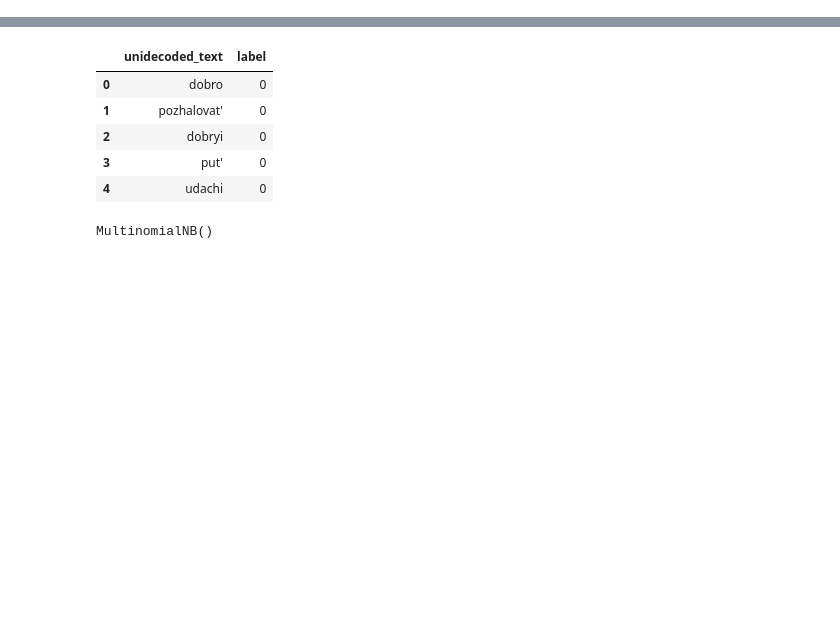
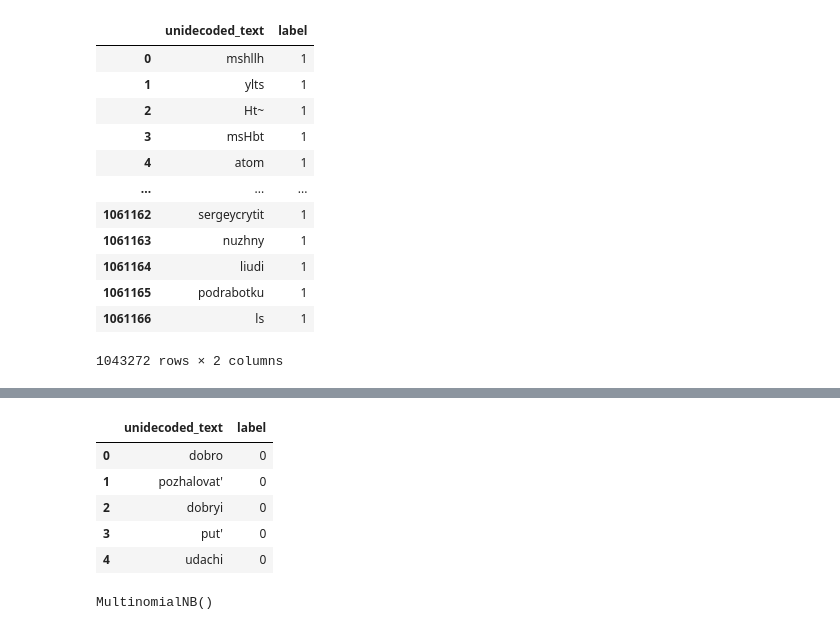
Before and after one commit to rejoller/spam_detector, a Jupyter notebook: spamchecktry2.ipynb, the cells around one changed output, grey strips where cells are left out. Cells and saved outputs as stored; diff of their text form; code cells hidden in the pictures; blank space fills up the shorter version.

```diff
--- a/spamchecktry2.ipynb
+++ b/spamchecktry2.ipynb
@@ -26,13 +41,14 @@ no_spam_df.drop(no_spam_df.index[0], inplace=True)
 # %%
 def preprocess_text(text):
-    text = text.lower()
-    text = re.sub(f'[{re.escape(string.punctuation)}]', '', text)
-    text = re.sub(r'\d+', '', text)
-    words = text.split()
-    tokens = [word for word in words if word not in stop_words]
+    # Check if the input is a string, otherwise return an empty list or handle the non-string case
+    if not isinstance(text, str):
+        return []
 
+    text = re.sub(r'\d+', '', text)  # Remove digits
+    text = re.sub(f'[{re.escape(string.punctuation)}]', '', text)  # Remove punctuation
+
+    text = text.lower()  # Convert to lowercase
+    words = text.split()  # Split into words
+    tokens = [word for word in words if word not in unidecoded_stop_words]  # Remove stopwords
 
     return tokens
-
-no_spam_words = no_spam_df['text'].apply(preprocess_text).sum()
-spam_words = spam_df['text'].apply(preprocess_text).sum()
@@ -44,0 +55,6 @@ def unidecoder(phrase):
+# %%
+def delete_stopwords(text):
+
+    tokens = [word for word in text if word not in unidecoded_stop_words]  # Remove stopwords
+
+    return tokens
@@ -50,15 +70,18 @@ for word in no_spam_words:
 for word in spam_words:
     decoded_word = unidecoder(word)
     unidecoded_spam_words.append(decoded_word)
+# %%
+cleaned_nospam = delete_stopwords(unidecoded_nospam_words)
+cleaned_spam = delete_stopwords(unidecoded_spam_words)
 # %%
-unidecoded_nospam_words = [word for word in unidecoded_nospam_words if word not in ['', '-', 'A', 'V', '!!!', '{"type":', 'Vy', 'I', '.',
+unidecoded_nospam_words = [word for word in cleaned_nospam if word not in ['', '-', 'A', 'V', '!!!', '{"type":', 'Vy', 'I', '.',
                                                                                     'g', 'let', 'd', 'p', 'rf', 'te', 'n', 't',  'text', 'type',
 
                                                                                     'S', 'Da', '2.', '3.', '4.', '5.', 'eto', 'ul']]
 
-unidecoded_spam_words = [word for word in unidecoded_spam_words if word not in ['', 'you', 'your', 'a', '-', '--' 'A', 'for', 'c', 'to','is',
-'and',  'ot', 'k', 'Rs', 'of', 'Withdrawal', 'the',   'withdrawal',    'day',
-'ne','trx', 'b', 't', 'i', 'A', 'za', 'all', 'us', '+', 'do', 'p', 'y', 'u', 'C','[A][A][A][A]',
+unidecoded_spam_words = [word for word in cleaned_spam if word not in ['', 'you', 'your', 'a', '-', '--' 'A', 'for', 'c', 'to','is',
+'and',  'ot', 'k', 'Rs', 'of', 'Withdrawal', 'the',   'withdrawal',    'day', 'in', 'me', 'get', 'this', 'it', 'have', 'can', 'if','he', 'want' , '!!', 'that', 'who', "ect'", 'always'
+'ne','trx', 'b', 't', 'i', 'A', 'za', 'all', 'us', '+', 'do', 'p', 'y', 'u', 'C','[A][A][A][A]', '|#|#|#|#|#|#||#||#|#|#|', '|RECHARgE'
 'r', 'R', 'V', '!!!', '{"type":', 'Vy', 'I', '.', 'S', 'Da', '2.', '3.', '4.', '5.', 'eto', 'ul', 'na', 'text', 'type']]
 # %%
 unidecodedf_nospam_df = pd.DataFrame(unidecoded_nospam_words, columns=['unidecoded_text'])
@@ -69,3 +92,19 @@ unidecodedf_nospam_df['label'] = 0
 unidecodedf_spam_df = pd.DataFrame(unidecoded_spam_words, columns=['unidecoded_text'])
 unidecodedf_spam_df = unidecodedf_spam_df[unidecodedf_spam_df['unidecoded_text'].apply(lambda x: len(x) >= 2)]
 unidecodedf_spam_df['label'] = 1
+# %%
+unidecodedf_spam_df
+# %% [output]
+|  | unidecoded_text | label |
+| 0 | mshllh | 1 |
+| 1 | ylts | 1 |
+| 2 | Ht~ | 1 |
+| 3 | msHbt | 1 |
+| 4 | atom | 1 |
+| ... | ... | ... |
+| 1061162 | sergeycrytit | 1 |
+| 1061163 | nuzhny | 1 |
+| 1061164 | liudi | 1 |
+| 1061165 | podrabotku | 1 |
+| 1061166 | ls | 1 |
+1043272 rows × 2 columns
```
Also changed, not shown: parts of 17 cells of this notebook, 6 other files.
